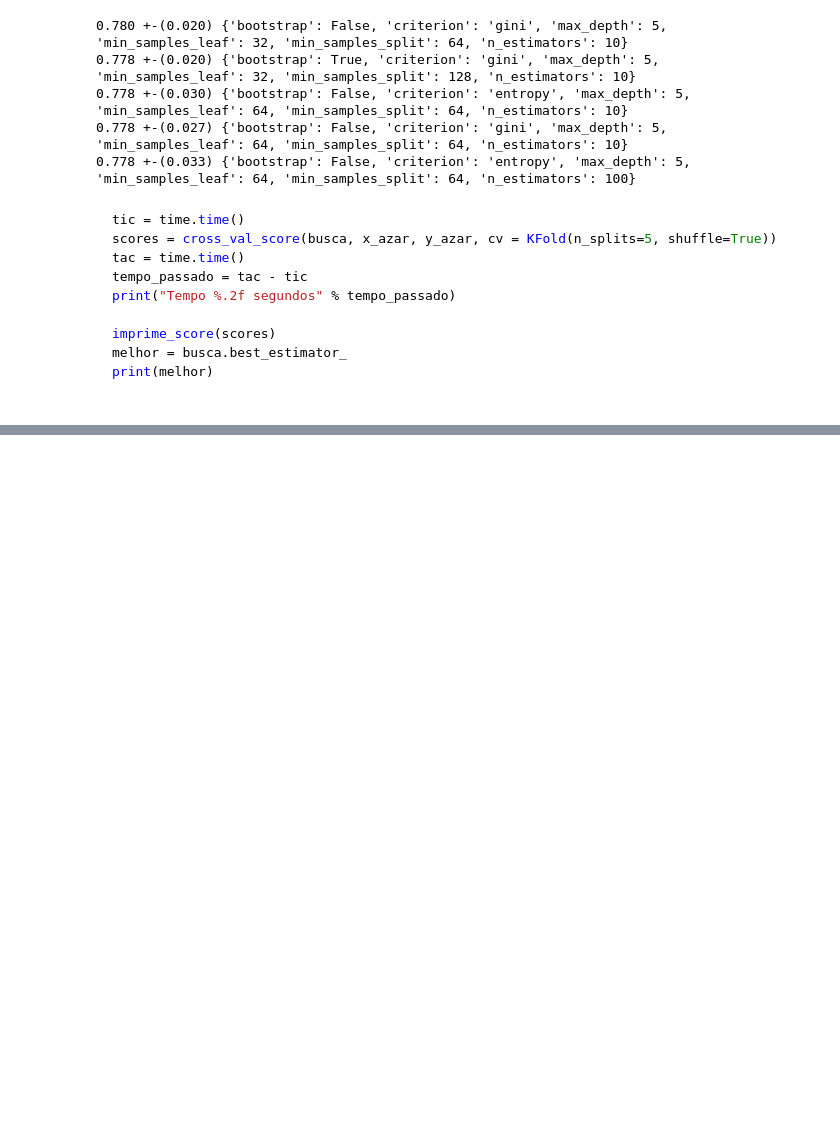
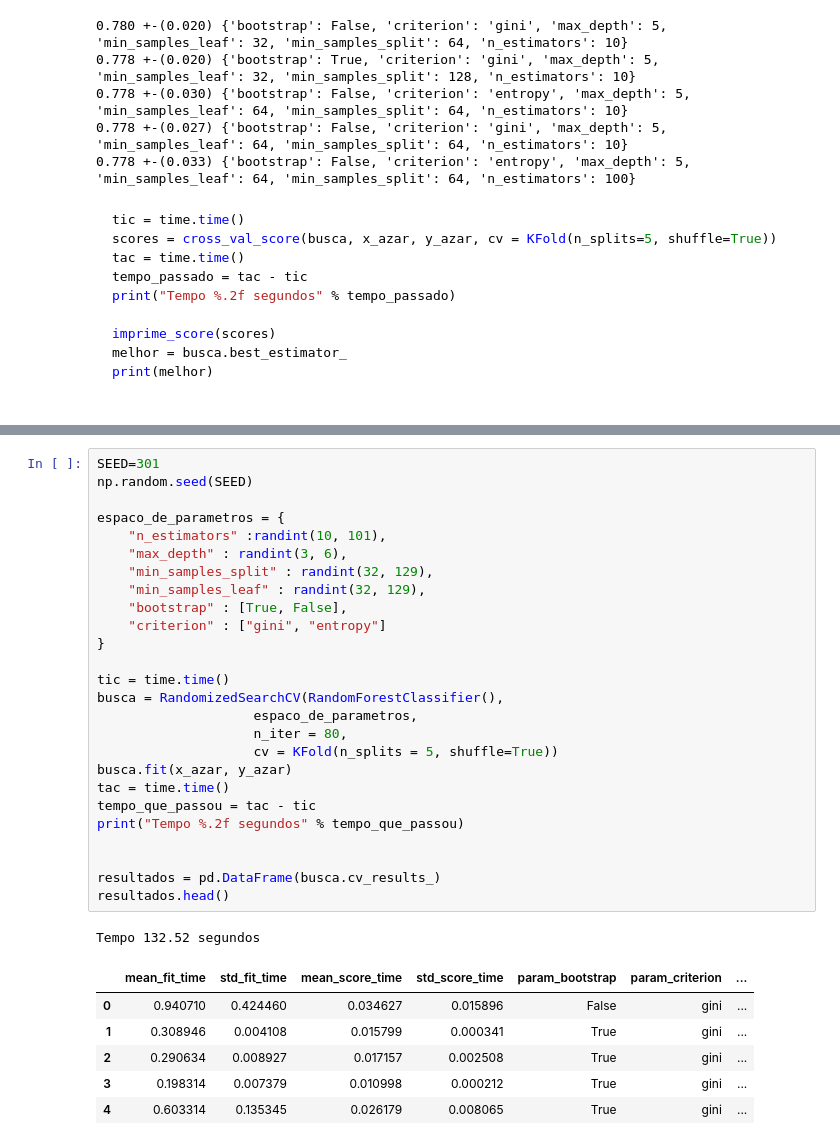
Before and after one commit to mateusopaiva/machine-learning-otimizacao, a Jupyter notebook: Machine_Learning_otimização_de_modelos_através_de_hiperparâmetros.ipynb, the cells around one changed output, grey strips where cells are left out. Drawn from its saved outputs; the diff is of its cells as text; blank space fills up the shorter version.

Commit message:
Comparando com busca aleatória

```diff
--- a/Machine_Learning_otimização_de_modelos_através_de_hiperparâmetros.ipynb
+++ b/Machine_Learning_otimização_de_modelos_através_de_hiperparâmetros.ipynb
@@ -871,0 +932,34 @@ print(melhor)
+# %%
+SEED=301
+np.random.seed(SEED)
+
+espaco_de_parametros = {
+    "n_estimators" :randint(10, 101),
+    "max_depth" : randint(3, 6),
+    "min_samples_split" : randint(32, 129),
+    "min_samples_leaf" : randint(32, 129),
+    "bootstrap" : [True, False],
+    "criterion" : ["gini", "entropy"]
+}
+
+tic = time.time()
+busca = RandomizedSearchCV(RandomForestClassifier(),
+                    espaco_de_parametros,
+                    n_iter = 80,
+                    cv = KFold(n_splits = 5, shuffle=True))
+busca.fit(x_azar, y_azar)
+tac = time.time()
+tempo_que_passou = tac - tic
+print("Tempo %.2f segundos" % tempo_que_passou)
+
+
+resultados = pd.DataFrame(busca.cv_results_)
+resultados.head()
+# %% [output]
+Tempo 132.52 segundos
+|  | mean_fit_time | std_fit_time | mean_score_time | std_score_time | param_bootstrap | param_criterion | ... |
+| 0 | 0.940710 | 0.424460 | 0.034627 | 0.015896 | False | gini | ... |
+| 1 | 0.308946 | 0.004108 | 0.015799 | 0.000341 | True | gini | ... |
+| 2 | 0.290634 | 0.008927 | 0.017157 | 0.002508 | True | gini | ... |
+| 3 | 0.198314 | 0.007379 | 0.010998 | 0.000212 | True | gini | ... |
+| 4 | 0.603314 | 0.135345 | 0.026179 | 0.008065 | True | gini | ... |
```
Also changed, not shown: parts of 13 cells of this notebook.
